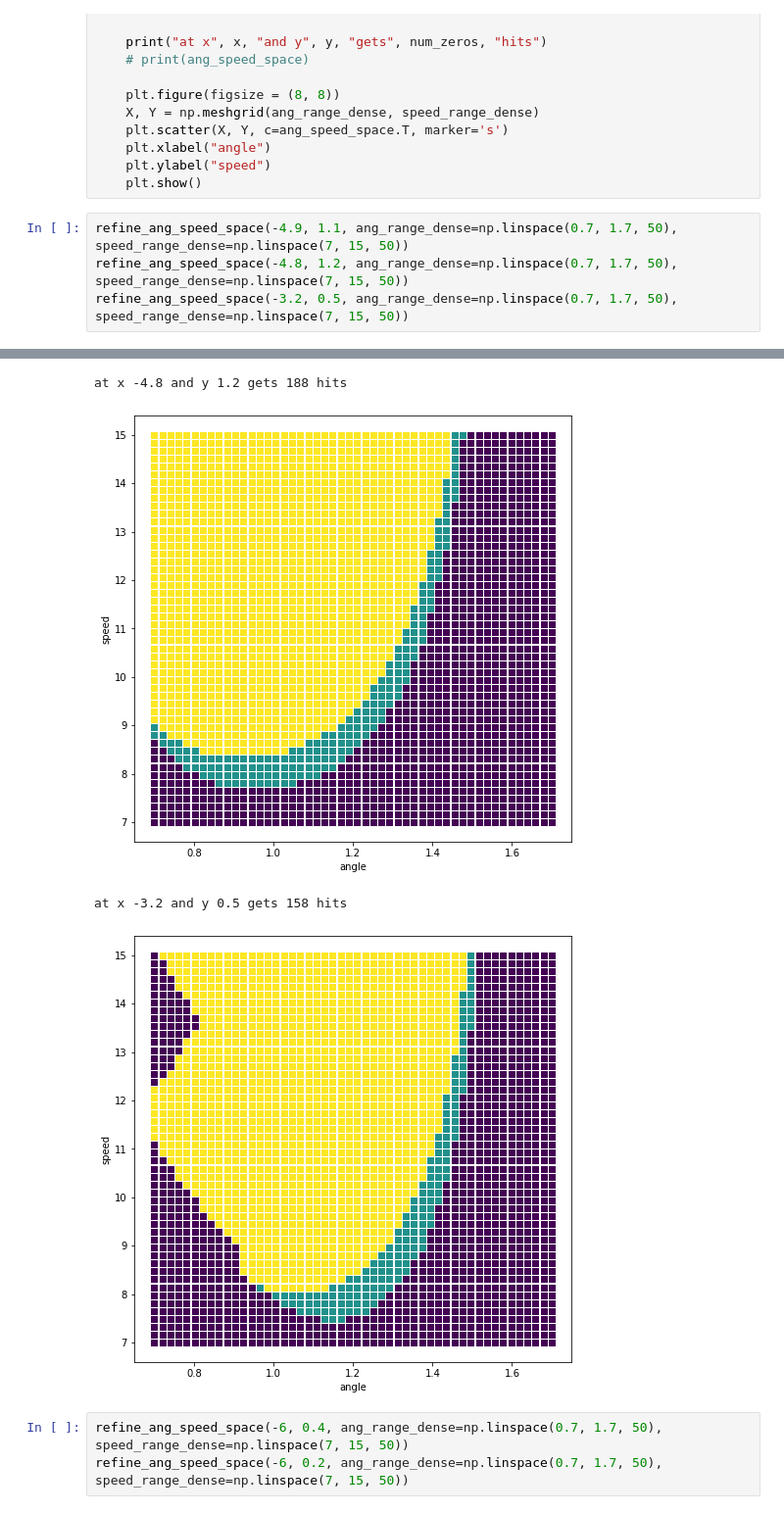
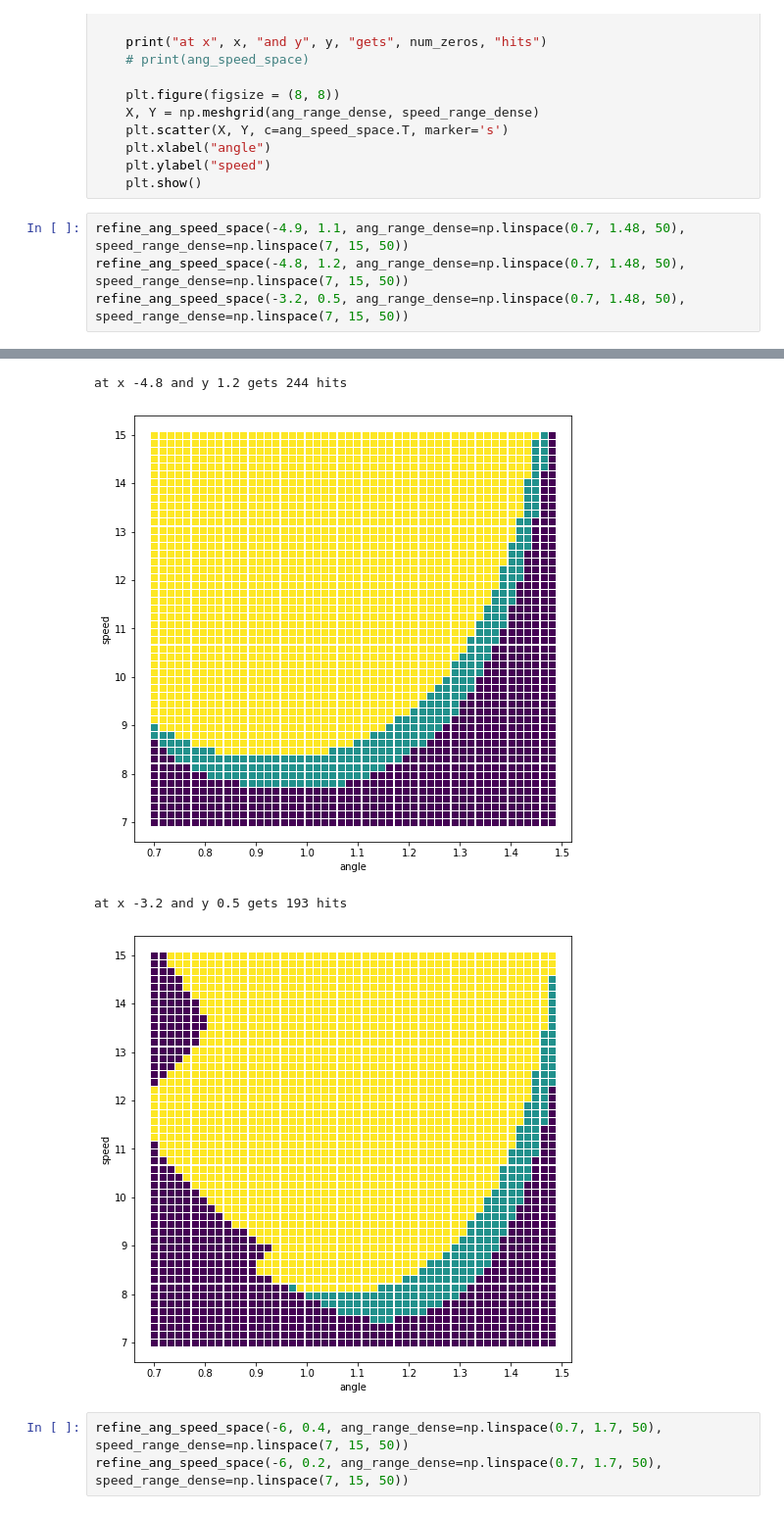
Before and after one commit to qwertpas/shotPlanner2022, a Jupyter notebook: simulate_shot.ipynb, the cells around one changed output, grey strips where cells are left out. Shown at 98% size. Saved outputs shown, nothing was run; the diff lists cells and outputs as text.

```diff
--- a/simulate_shot.ipynb
+++ b/simulate_shot.ipynb
@@ -192,7 +192,7 @@ def refine_ang_speed_space(x, y, ang_range_dense, speed_range_dense):
     plt.ylabel("speed")
     plt.show()
 # %%
-refine_ang_speed_space(-4.9, 1.1, ang_range_dense=np.linspace(0.7, 1.7, 50), speed_range_dense=np.linspace(7, 15, 50))
-refine_ang_speed_space(-4.8, 1.2, ang_range_dense=np.linspace(0.7, 1.7, 50), speed_range_dense=np.linspace(7, 15, 50))
-refine_ang_speed_space(-3.2, 0.5, ang_range_dense=np.linspace(0.7, 1.7, 50), speed_range_dense=np.linspace(7, 15, 50))
+refine_ang_speed_space(-4.9, 1.1, ang_range_dense=np.linspace(0.7, 1.48, 50), speed_range_dense=np.linspace(7, 15, 50))
+refine_ang_speed_space(-4.8, 1.2, ang_range_dense=np.linspace(0.7, 1.48, 50), speed_range_dense=np.linspace(7, 15, 50))
+refine_ang_speed_space(-3.2, 0.5, ang_range_dense=np.linspace(0.7, 1.48, 50), speed_range_dense=np.linspace(7, 15, 50))
 # %% [output]
@@ -201,7 +201,7 @@ at x -4.9 and y 1.1 gets 179 hits
-at x -4.8 and y 1.2 gets 188 hits
+at x -4.8 and y 1.2 gets 244 hits
-[figure, old version]
+[figure, new version]
-at x -3.2 and y 0.5 gets 158 hits
+at x -3.2 and y 0.5 gets 193 hits
-[figure, old version]
+[figure, new version]
 # %%
 refine_ang_speed_space(-6, 0.4, ang_range_dense=np.linspace(0.7, 1.7, 50), speed_range_dense=np.linspace(7, 15, 50))
 refine_ang_speed_space(-6, 0.2, ang_range_dense=np.linspace(0.7, 1.7, 50), speed_range_dense=np.linspace(7, 15, 50))
```
Also changed, not shown: parts of 1 cell of this notebook, 2 other files.
